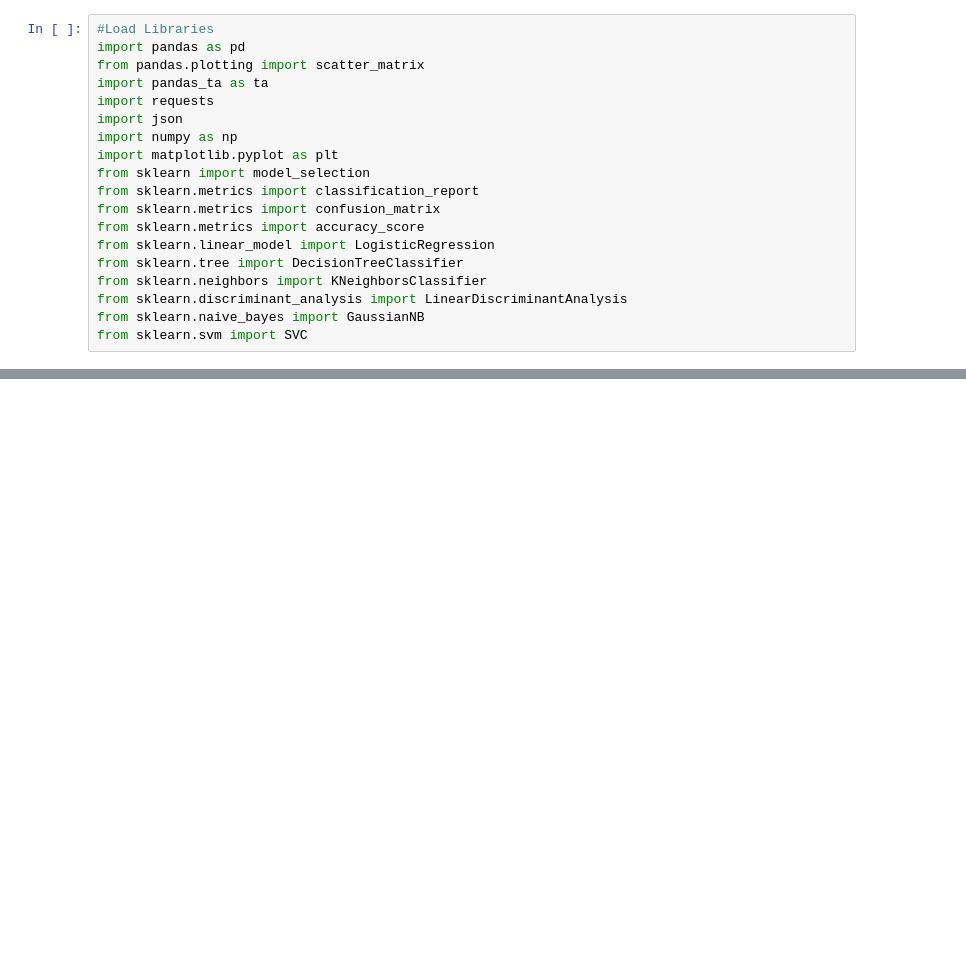
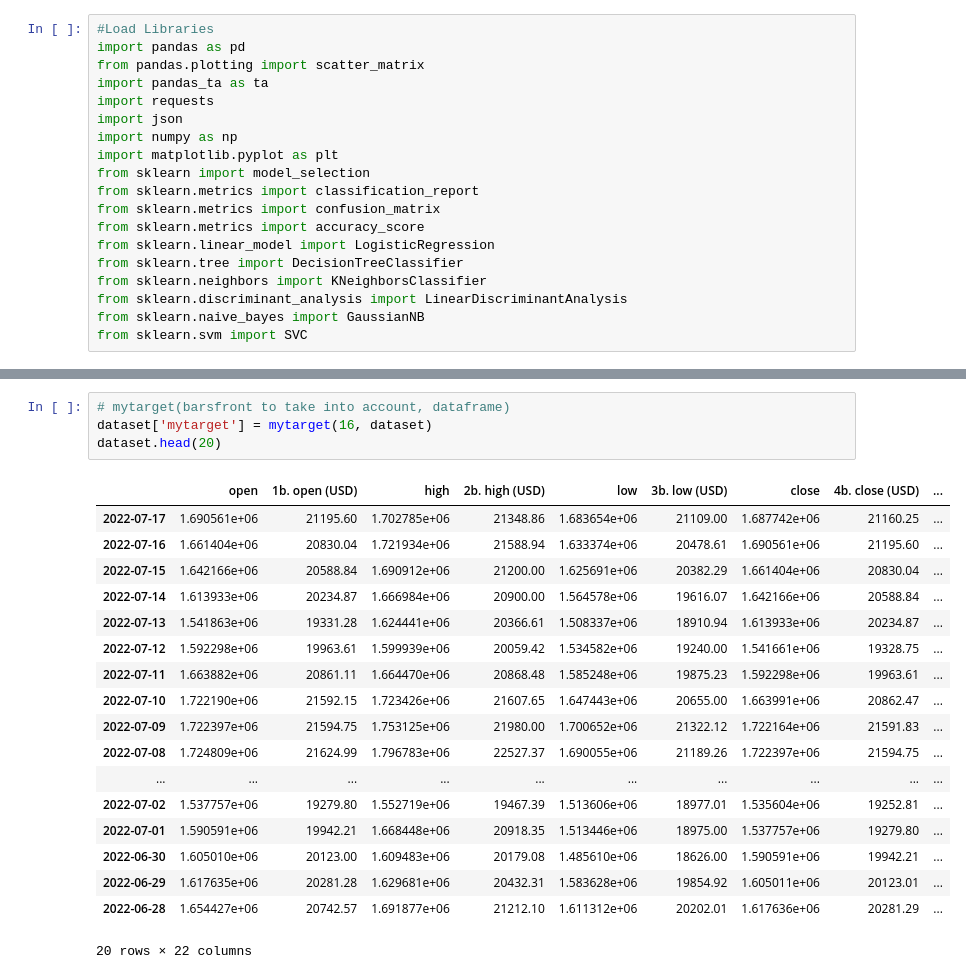
Before and after one commit to sudo-krish/Trading-bot, a Jupyter notebook: Trading bot.ipynb, the cells around one changed output, grey strips where cells are left out. Saved outputs shown, nothing was run; the diff lists cells and outputs as text; blank space fills up the shorter version.

```diff
--- a/Trading bot.ipynb
+++ b/Trading bot.ipynb
@@ -84,0 +136,23 @@ atr(high, low, close, length=None, mamode=None, talib=None, drift=None, offset=N
+# %%
+# mytarget(barsfront to take into account, dataframe)
+dataset['mytarget'] = mytarget(16, dataset)
+dataset.head(20)
+# %% [output]
+|  | open | 1b. open (USD) | high | 2b. high (USD) | low | 3b. low (USD) | close | 4b. close (USD) | ... |
+| 2022-07-17 | 1.690561e+06 | 21195.60 | 1.702785e+06 | 21348.86 | 1.683654e+06 | 21109.00 | 1.687742e+06 | 21160.25 | ... |
+| 2022-07-16 | 1.661404e+06 | 20830.04 | 1.721934e+06 | 21588.94 | 1.633374e+06 | 20478.61 | 1.690561e+06 | 21195.60 | ... |
+| 2022-07-15 | 1.642166e+06 | 20588.84 | 1.690912e+06 | 21200.00 | 1.625691e+06 | 20382.29 | 1.661404e+06 | 20830.04 | ... |
+| 2022-07-14 | 1.613933e+06 | 20234.87 | 1.666984e+06 | 20900.00 | 1.564578e+06 | 19616.07 | 1.642166e+06 | 20588.84 | ... |
+| 2022-07-13 | 1.541863e+06 | 19331.28 | 1.624441e+06 | 20366.61 | 1.508337e+06 | 18910.94 | 1.613933e+06 | 20234.87 | ... |
+| 2022-07-12 | 1.592298e+06 | 19963.61 | 1.599939e+06 | 20059.42 | 1.534582e+06 | 19240.00 | 1.541661e+06 | 19328.75 | ... |
+| 2022-07-11 | 1.663882e+06 | 20861.11 | 1.664470e+06 | 20868.48 | 1.585248e+06 | 19875.23 | 1.592298e+06 | 19963.61 | ... |
+| 2022-07-10 | 1.722190e+06 | 21592.15 | 1.723426e+06 | 21607.65 | 1.647443e+06 | 20655.00 | 1.663991e+06 | 20862.47 | ... |
+| 2022-07-09 | 1.722397e+06 | 21594.75 | 1.753125e+06 | 21980.00 | 1.700652e+06 | 21322.12 | 1.722164e+06 | 21591.83 | ... |
+| 2022-07-08 | 1.724809e+06 | 21624.99 | 1.796783e+06 | 22527.37 | 1.690055e+06 | 21189.26 | 1.722397e+06 | 21594.75 | ... |
+| ... | ... | ... | ... | ... | ... | ... | ... | ... | ... |
+| 2022-07-02 | 1.537757e+06 | 19279.80 | 1.552719e+06 | 19467.39 | 1.513606e+06 | 18977.01 | 1.535604e+06 | 19252.81 | ... |
+| 2022-07-01 | 1.590591e+06 | 19942.21 | 1.668448e+06 | 20918.35 | 1.513446e+06 | 18975.00 | 1.537757e+06 | 19279.80 | ... |
+| 2022-06-30 | 1.605010e+06 | 20123.00 | 1.609483e+06 | 20179.08 | 1.485610e+06 | 18626.00 | 1.590591e+06 | 19942.21 | ... |
+| 2022-06-29 | 1.617635e+06 | 20281.28 | 1.629681e+06 | 20432.31 | 1.583628e+06 | 19854.92 | 1.605011e+06 | 20123.01 | ... |
+| 2022-06-28 | 1.654427e+06 | 20742.57 | 1.691877e+06 | 21212.10 | 1.611312e+06 | 20202.01 | 1.617636e+06 | 20281.29 | ... |
+20 rows × 22 columns
```
Also changed, not shown: parts of 7 cells of this notebook.
